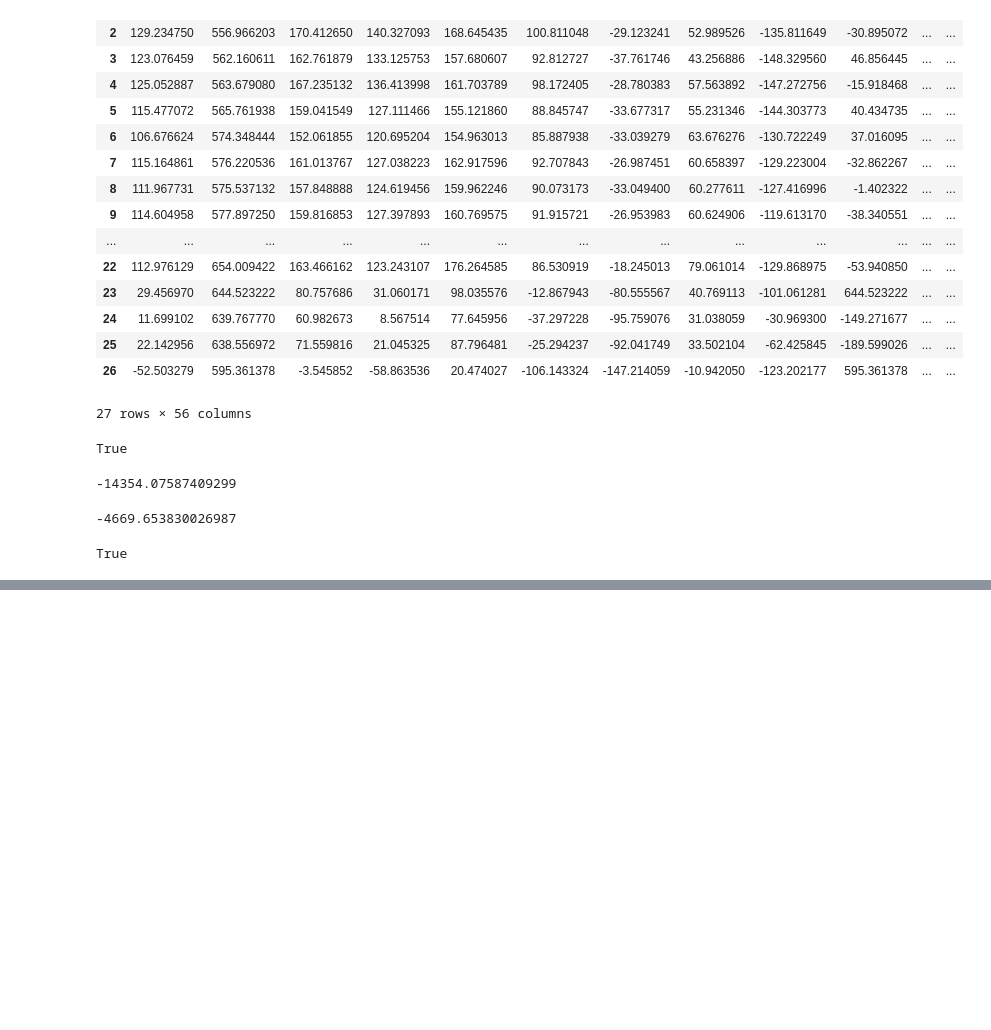
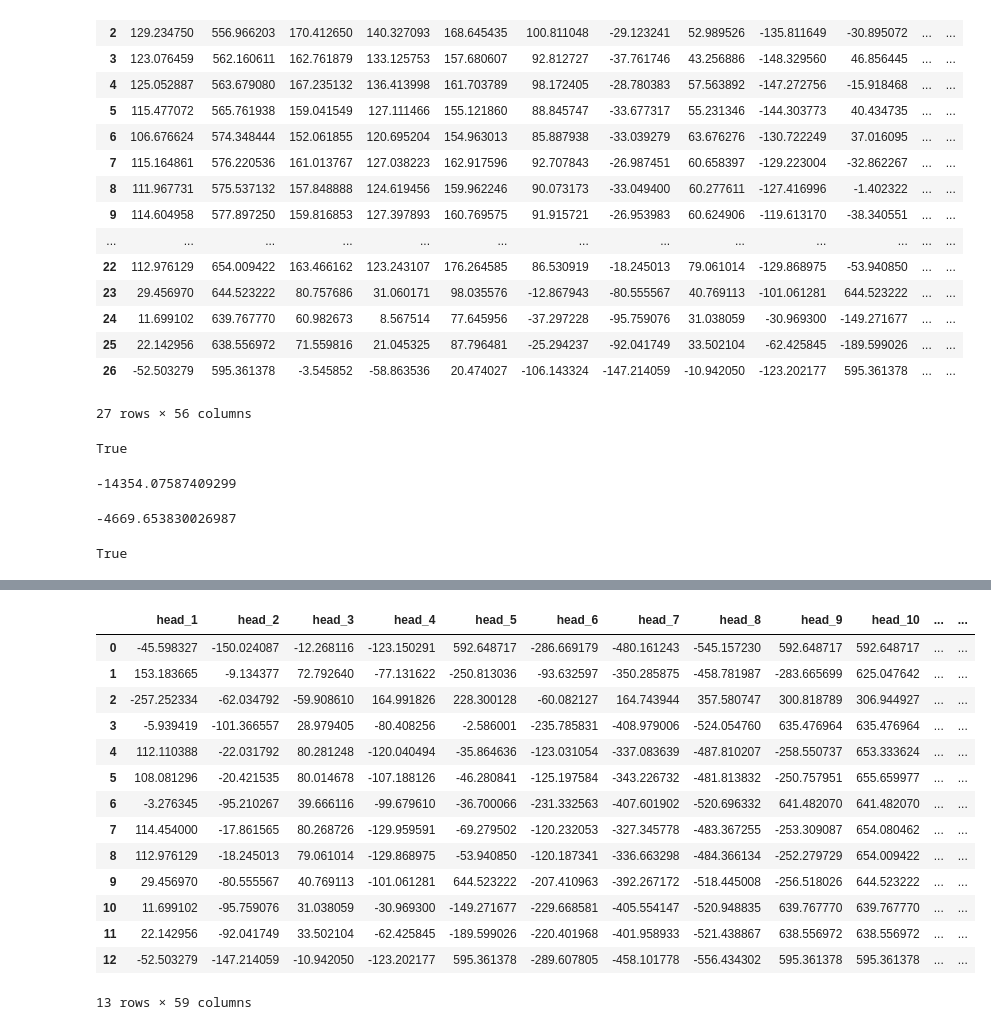
Before and after one commit to JstnClmnt/ASLRecognitionThesis, a Jupyter notebook: Sample Codes.ipynb, the cells around one changed output, grey strips where cells are left out. Cells and saved outputs as stored; diff of their text form; code cells hidden in the pictures; blank space fills up the shorter version.

```diff
--- a/Sample Codes.ipynb
+++ b/Sample Codes.ipynb
@@ -372,0 +411,19 @@ True
+# %%
+testing=pd.read_csv("testsave.csv")
+testing
+# %% [output]
+|  | head_1 | head_2 | head_3 | head_4 | head_5 | head_6 | head_7 | head_8 | head_9 | head_10 | ... | ... |
+| 0 | -45.598327 | -150.024087 | -12.268116 | -123.150291 | 592.648717 | -286.669179 | -480.161243 | -545.157230 | 592.648717 | 592.648717 | ... | ... |
+| 1 | 153.183665 | -9.134377 | 72.792640 | -77.131622 | -250.813036 | -93.632597 | -350.285875 | -458.781987 | -283.665699 | 625.047642 | ... | ... |
+| 2 | -257.252334 | -62.034792 | -59.908610 | 164.991826 | 228.300128 | -60.082127 | 164.743944 | 357.580747 | 300.818789 | 306.944927 | ... | ... |
+| 3 | -5.939419 | -101.366557 | 28.979405 | -80.408256 | -2.586001 | -235.785831 | -408.979006 | -524.054760 | 635.476964 | 635.476964 | ... | ... |
+| 4 | 112.110388 | -22.031792 | 80.281248 | -120.040494 | -35.864636 | -123.031054 | -337.083639 | -487.810207 | -258.550737 | 653.333624 | ... | ... |
+| 5 | 108.081296 | -20.421535 | 80.014678 | -107.188126 | -46.280841 | -125.197584 | -343.226732 | -481.813832 | -250.757951 | 655.659977 | ... | ... |
+| 6 | -3.276345 | -95.210267 | 39.666116 | -99.679610 | -36.700066 | -231.332563 | -407.601902 | -520.696332 | 641.482070 | 641.482070 | ... | ... |
+| 7 | 114.454000 | -17.861565 | 80.268726 | -129.959591 | -69.279502 | -120.232053 | -327.345778 | -483.367255 | -253.309087 | 654.080462 | ... | ... |
+| 8 | 112.976129 | -18.245013 | 79.061014 | -129.868975 | -53.940850 | -120.187341 | -336.663298 | -484.366134 | -252.279729 | 654.009422 | ... | ... |
+| 9 | 29.456970 | -80.555567 | 40.769113 | -101.061281 | 644.523222 | -207.410963 | -392.267172 | -518.445008 | -256.518026 | 644.523222 | ... | ... |
+| 10 | 11.699102 | -95.759076 | 31.038059 | -30.969300 | -149.271677 | -229.668581 | -405.554147 | -520.948835 | 639.767770 | 639.767770 | ... | ... |
+| 11 | 22.142956 | -92.041749 | 33.502104 | -62.425845 | -189.599026 | -220.401968 | -401.958933 | -521.438867 | 638.556972 | 638.556972 | ... | ... |
+| 12 | -52.503279 | -147.214059 | -10.942050 | -123.202177 | 595.361378 | -289.607805 | -458.101778 | -556.434302 | 595.361378 | 595.361378 | ... | ... |
+13 rows × 59 columns
```
Also changed, not shown: parts of 6 cells of this notebook, 4 other files.
